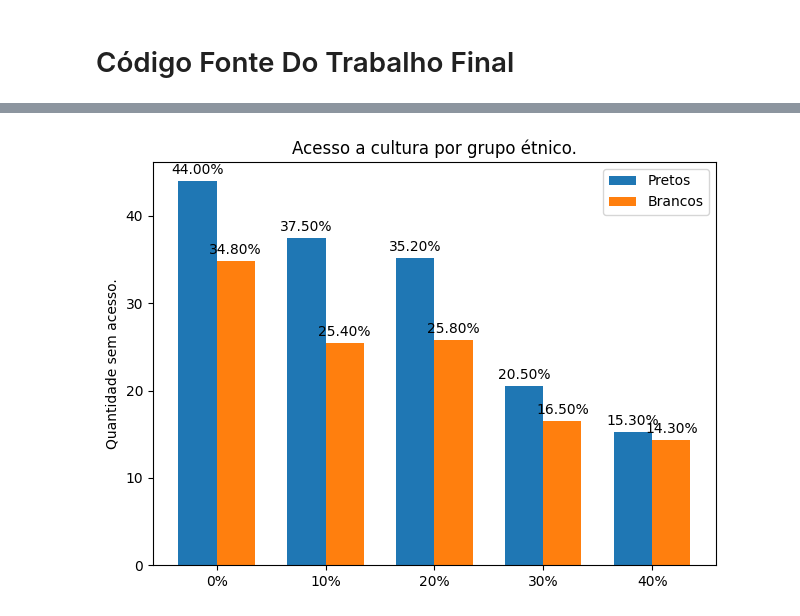
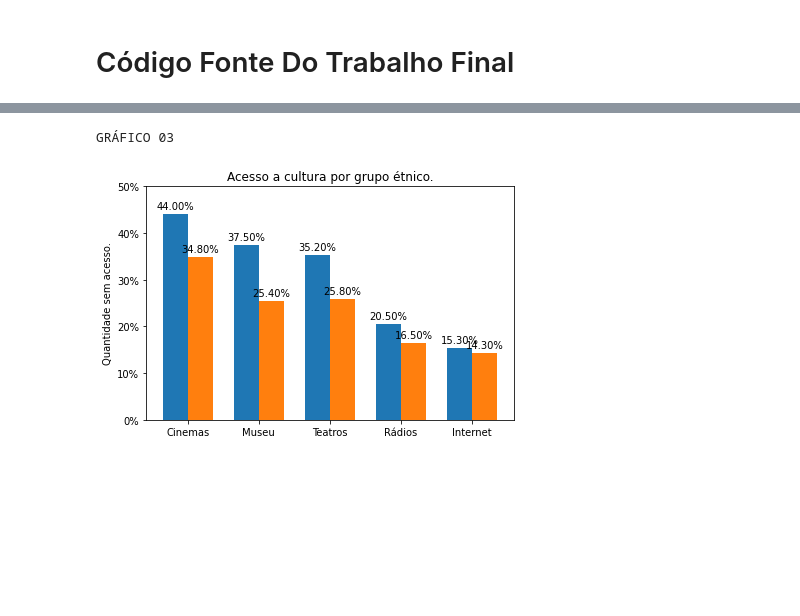
Before and after one commit to aldenor22/trabalho_do_curso_de_python, a Jupyter notebook: Trabalho_de_Conclusão_de_Curso_TCC.ipynb, the cells around one changed output, grey strips where cells are left out. Saved outputs shown, nothing was run; the diff lists cells and outputs as text; code cells hidden in the pictures; blank space fills up the shorter version.

```diff
--- a/Trabalho_de_Conclusão_de_Curso_TCC.ipynb
+++ b/Trabalho_de_Conclusão_de_Curso_TCC.ipynb
@@ -60,22 +59,23 @@ setor = ['Mulheres','Pessoas Brancas','Menores de 40 Anos']
 plt.figure(figsize=(10, 6))   # Traçar a área do gráfico
 ax = N.plot(kind='barh') #Determina as barras horizontais
 ax.set_title('Empregados no Setor Cultural') #Título
-ax.set_xlabel('Empregados(%)') #Etiqueta de X
-ax.set_ylabel('Categoria')  #Etiqueta de Y
-ax.set_yticklabels(setor)   #Quantidade de etiquetas Y
+ax.set_xlabel('Empregados(%)') #Título do eixo X
+ax.set_ylabel('Categoria')  #Título do eixo Y
+ax.set_yticklabels(setor)   # etiquetas de Y
 ax.set_xticks(np.arange(0,101,10)) #quantidades de etiquetas X
 ax.set_xticklabels(['0%','10%','20%','30%','40%','50%','60%','70%','80','90%',
                     '100%']) #Etiquetas de X
 ax.set_xlim(0, 100) # expanda o xlim para facilitar a leitura dos rótulos
 
-# Para cada barra: Coloque um rótulo
-for r in rects:
+
+rects = ax.patches # Para cada barra 'rects' Coloque um rótulo
+for r in rects:  # Anexe um rótulo de texto acima de cada barra em *r *, exibindo seu valor
     space = 5   #Número de pontos entre barra e etiqueta. Mude ao seu gosto.
     ha = 'left'  # Alinhamento vertical para valores positivos
-    #Criar anotação
+
     # Obtenha o posicionamento X e Y da etiqueta de r.
-    x_valores = r.get_width()
-    y_valores = r.get_y() + r.get_height() / 2
+    x_valores = r.get_width() # pegue a posicionamento de x na horizontal
+    y_valores = r.get_y() + r.get_height() / 2 # pegue a posicionamento de y na vertical
     plt.annotate(
         "{:.2f}%".format(x_valores),  # Use valores de X como etiqueta no formato
                                     #porcentagem com 2 casas decimais.
@@ -87,6 +87,6 @@ for r in rects:
         va='center',                # Rótulo centralizado verticalmente
         ha=ha)                      # Alinhe o rótulo horizontalmente
 
-#plt.show()
+print('GRÁFICO 02')
 plt.savefig("image.png")
 # %% [output]
@@ -96,45 +97,46 @@ plt.savefig("image.png")
 import matplotlib
 import matplotlib.pyplot as plt
 import numpy as np
-
 
 labels = ['Cinemas', 'Museu', 'Teatros', 'Rádios', 'Internet']
 Pretos = [44, 37.5, 35.2, 20.5, 15.3]
 Brancos = [34.8, 25.4, 25.8, 16.5, 14.3]
 
 x = np.arange(len(labels))  # os locais das etiquetas
 width = 0.35  # a largura das barras
 
-fig, ax = plt.subplots()
+fig, ax = plt.subplots() #Determina a área do gráfico
+#Barras da legenda
 rects1 = ax.bar(x - width/2, Pretos, width, label='Pretos')
 rects2 = ax.bar(x + width/2, Brancos, width, label='Brancos')
 
-# Adicione um pouco de texto para etiquetas, tÃ­tulo e etiquetas personalizadas do eixo x, etc.
-ax.set_ylabel('Quantidade sem acesso.')
-ax.set_title('Acesso a cultura por grupo étnico.')
-ax.set_xticks(x)
-ax.set_xticklabels(labels)
-ax.set_xticklabels(['0%','10%','20%','30%','40%','50%','60%','70%','80','90%',
-                    '100%'])
-ax.legend()
+# Adicione um pouco de texto para etiquetas e títulos
+ax.set_ylabel('Quantidade sem acesso.') #Título do eixo y
+ax.set_title('Acesso a cultura por grupo étnico.') #Titulo do gráfico
+ax.set_xticks(x) # Quantidade de etiquetas de x
+ax.set_xticklabels(labels) #Etiquetas de x
+ax.set_yticks(np.arange(0,51,10)) #Quantidade de etiqueta de y
+ax.set_yticklabels(['0%','10%','20%','30%','40%','50%','60%']) #Etiqueta de y
 
 
-def autolabel(rects):
-    """Anexe um rótulo de texto acima de cada barra em * rects *, exibindo sua altura."""
+def autolabel(rects): #Para cada barra 'rects' Coloque um rótulo
+    """Anexe um rótulo de texto acima de cada barra em * rects *,
+       exibindo sua altura."""
     for rect in rects:
         height = rect.get_height()
         ax.annotate('{:.2f}%'.format(height),
                     xy=(rect.get_x() + rect.get_width() / 2, height),
                     xytext=(0, 3),  # Deslocamento vertical de 3 pontos
                     textcoords="offset points",
                     ha='center', va='bottom')
 
 
 autolabel(rects1)
 autolabel(rects2)
 
 fig.tight_layout()
-
+print('GRÁFICO 03')
 plt.show()
 # %% [output]
+GRÁFICO 03
-[figure, old version]
+[figure, new version]
```
Also changed, not shown: parts of 2 cells of this notebook.
